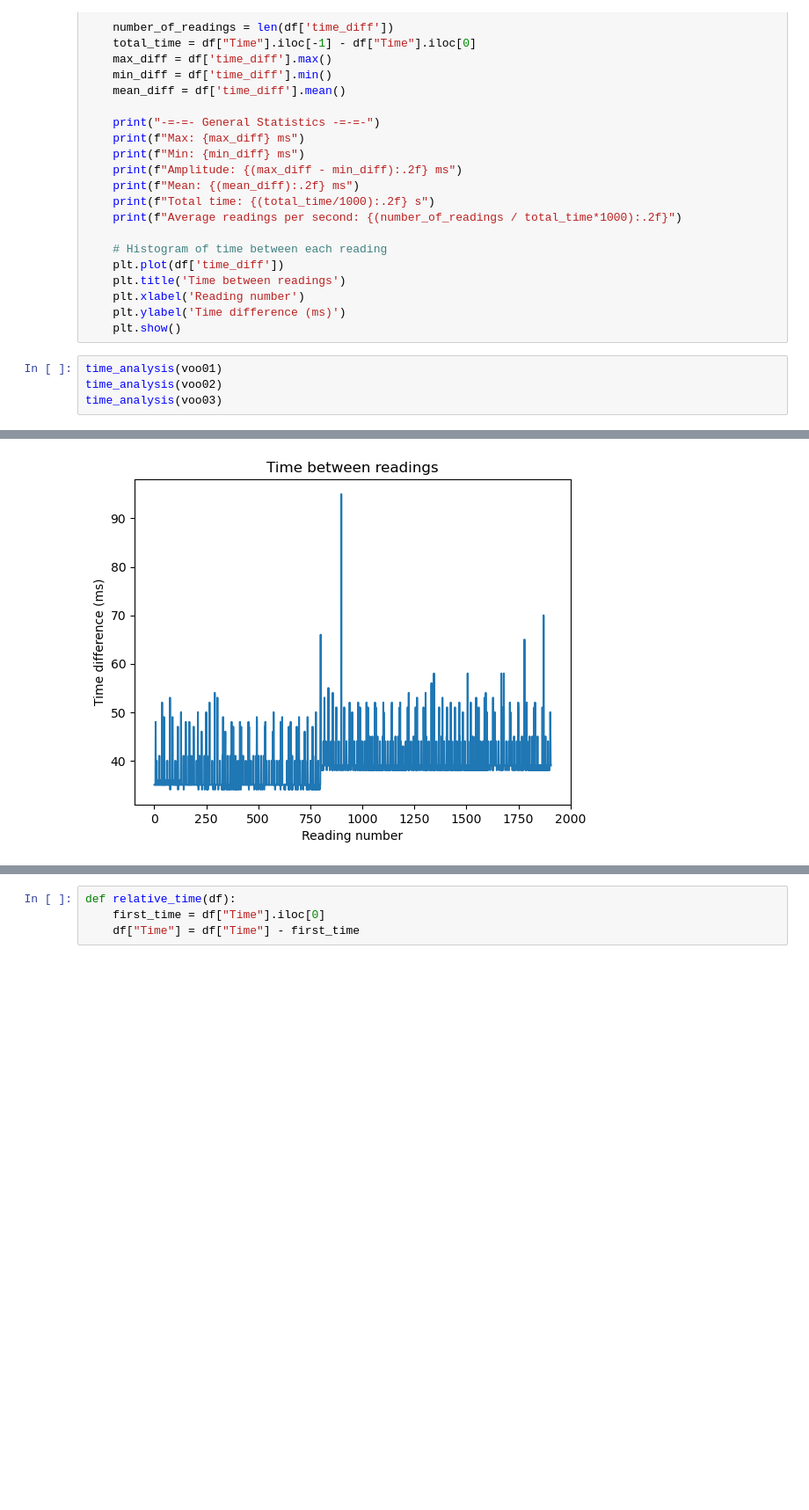
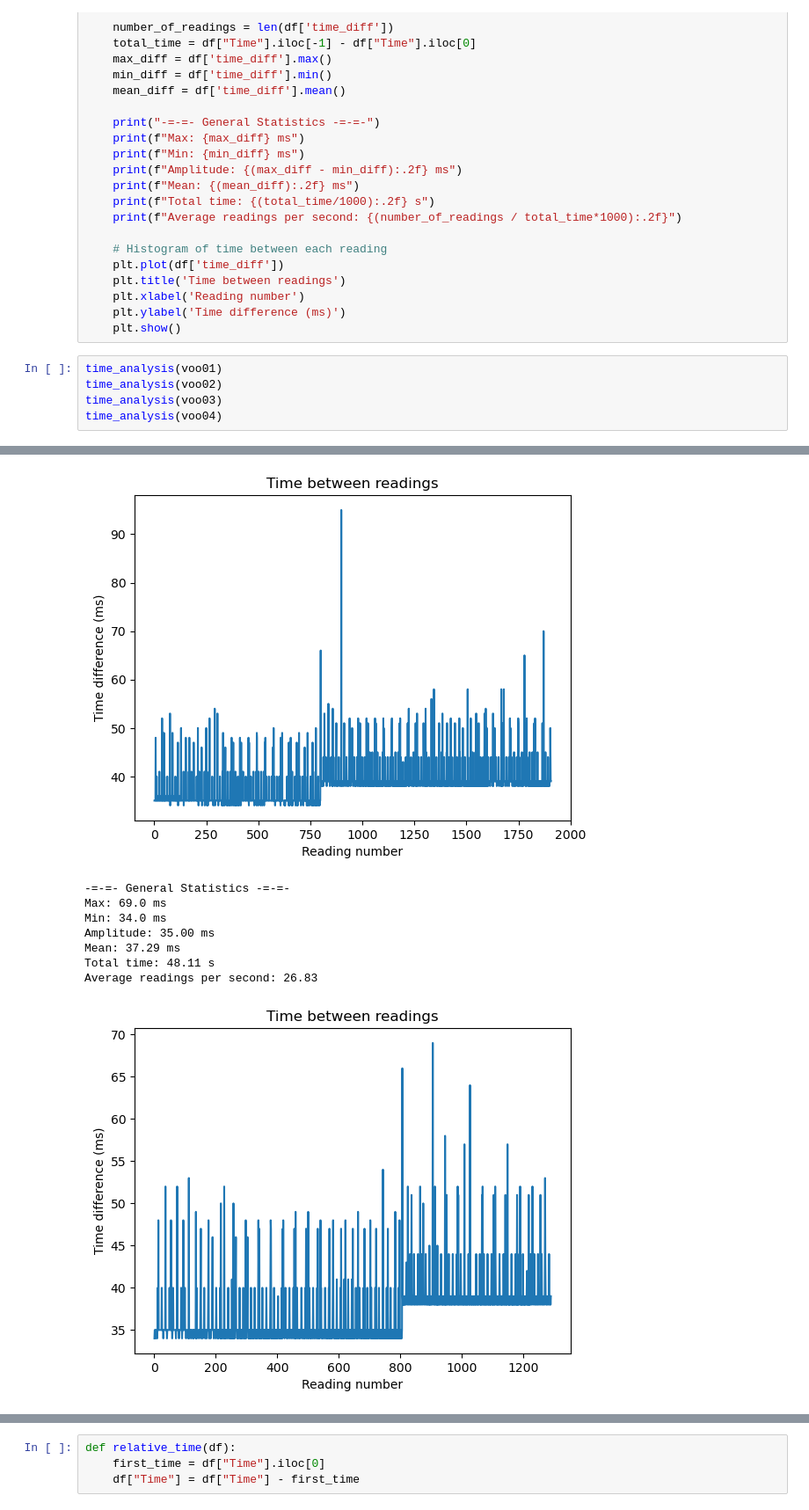
Before and after one commit to andrade-paulo/Flight_Classifier, a Jupyter notebook: PostFlightDataProcessing/dataProcessing.ipynb, the cells around one changed output, grey strips where cells are left out. Shown: that part at 88% size. Drawn from its saved outputs; the diff is of its cells as text; blank space fills up the shorter version.

```diff
--- a/PostFlightDataProcessing/dataProcessing.ipynb
+++ b/PostFlightDataProcessing/dataProcessing.ipynb
@@ -34,30 +35,39 @@ def time_analysis(df):
 # %%
 time_analysis(voo01)
 time_analysis(voo02)
 time_analysis(voo03)
+time_analysis(voo04)
 # %% [output]
 -=-=- General Statistics -=-=-
 Max: 82.0 ms
 Min: 34.0 ms
 Amplitude: 48.00 ms
 Mean: 39.15 ms
 Total time: 143.89 s
 Average readings per second: 25.55
 [figure]
 -=-=- General Statistics -=-=-
 Max: 1035.0 ms
 Min: 34.0 ms
 Amplitude: 1001.00 ms
 Mean: 39.05 ms
 Total time: 91.10 s
 Average readings per second: 25.62
 [figure]
 -=-=- General Statistics -=-=-
 Max: 95.0 ms
 Min: 34.0 ms
 Amplitude: 61.00 ms
 Mean: 38.32 ms
 Total time: 73.04 s
 Average readings per second: 26.11
 [figure]
+-=-=- General Statistics -=-=-
+Max: 69.0 ms
+Min: 34.0 ms
+Amplitude: 35.00 ms
+Mean: 37.29 ms
+Total time: 48.11 s
+Average readings per second: 26.83
+[figure, added]
 # %% [markdown]
```
Also changed, not shown: parts of 10 cells of this notebook, 5 other files.
